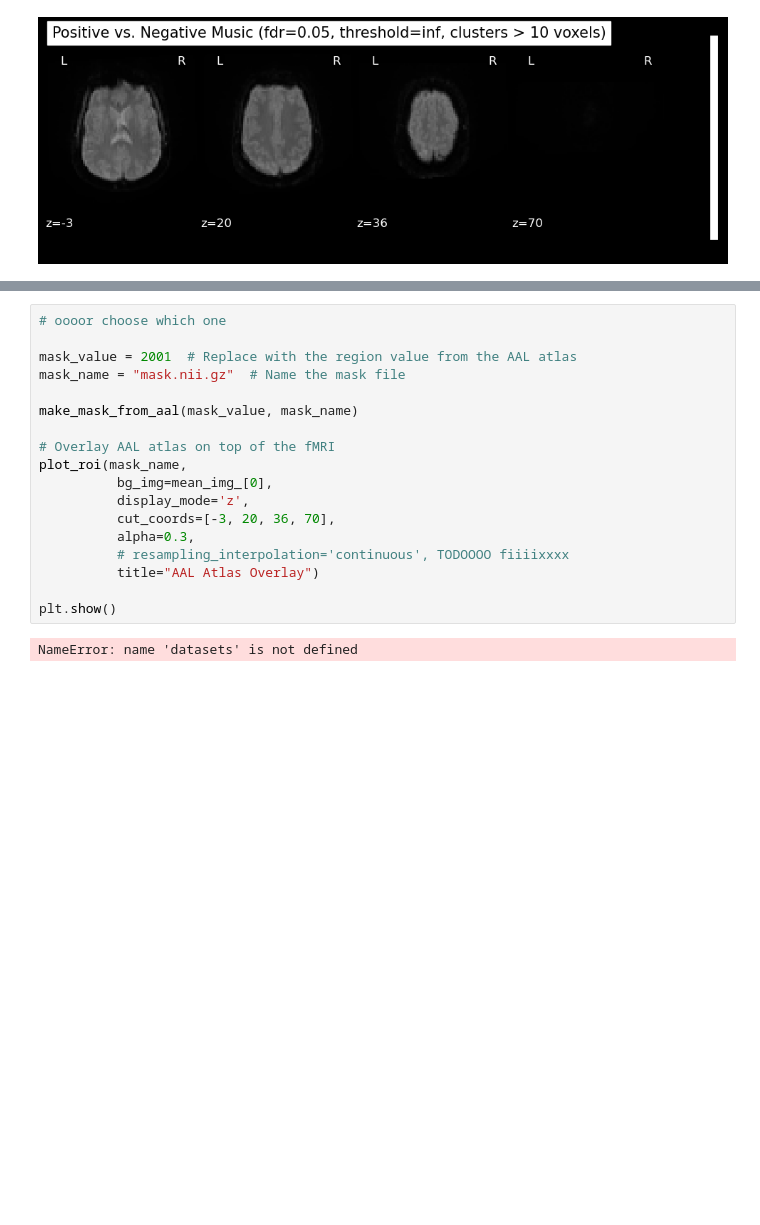
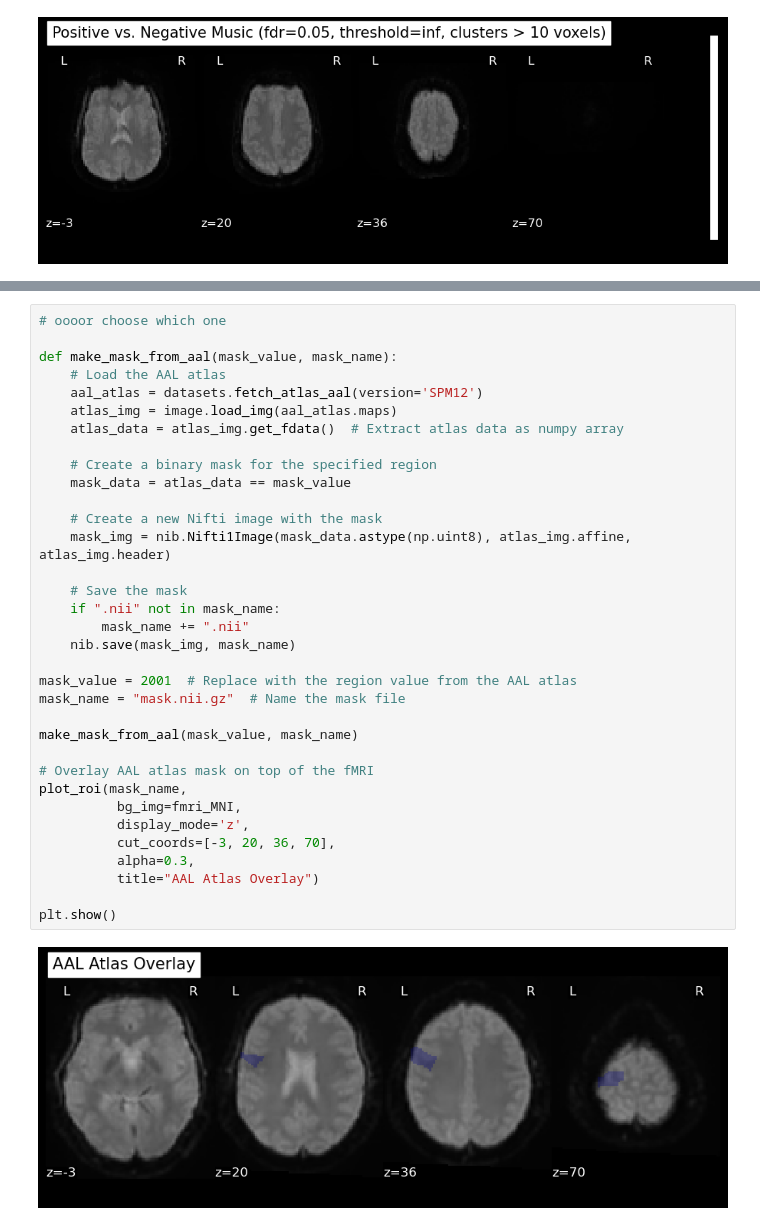
Before and after one commit to gdederichs/NSSP_project_1, a Jupyter notebook: design_matrix.ipynb, the cells around one changed output, grey strips where cells are left out. Cells and saved outputs as stored; diff of their text form; blank space fills up the shorter version.

```diff
--- a/design_matrix.ipynb
+++ b/design_matrix.ipynb
@@ -198,23 +221,39 @@ plt.show()
 # %%
 # oooor choose which one
+
+def make_mask_from_aal(mask_value, mask_name):
+    # Load the AAL atlas
+    aal_atlas = datasets.fetch_atlas_aal(version='SPM12')
+    atlas_img = image.load_img(aal_atlas.maps)
+    atlas_data = atlas_img.get_fdata()  # Extract atlas data as numpy array
+
+    # Create a binary mask for the specified region
+    mask_data = atlas_data == mask_value
+
+    # Create a new Nifti image with the mask
+    mask_img = nib.Nifti1Image(mask_data.astype(np.uint8), atlas_img.affine, atlas_img.header)
+
+    # Save the mask
+    if ".nii" not in mask_name:
+        mask_name += ".nii"
+    nib.save(mask_img, mask_name)
 
 mask_value = 2001  # Replace with the region value from the AAL atlas
 mask_name = "mask.nii.gz"  # Name the mask file
 
 make_mask_from_aal(mask_value, mask_name)
 
-# Overlay AAL atlas on top of the fMRI
+# Overlay AAL atlas mask on top of the fMRI
 plot_roi(mask_name,
-          bg_img=mean_img_[0],
+          bg_img=fmri_MNI,
           display_mode='z',
           cut_coords=[-3, 20, 36, 70],
           alpha=0.3,
-          # resampling_interpolation='continuous', TODOOOO fiiiixxxx
           title="AAL Atlas Overlay")
 
 plt.show()
 # %% [output]
-NameError: name 'datasets' is not defined
+[figure, added]
 # %%
 for idx, label in enumerate(aal_atlas.labels):
     print('{:<21s} {}'.format(label, aal_atlas.indices[idx]))
```
Also changed, not shown: parts of 2 cells of this notebook, 1 other file.
